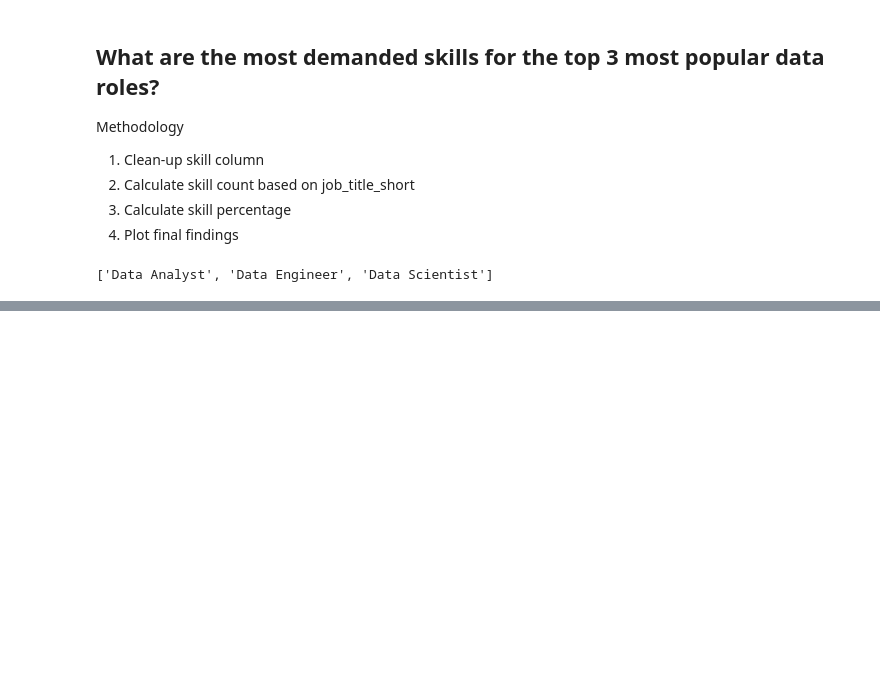
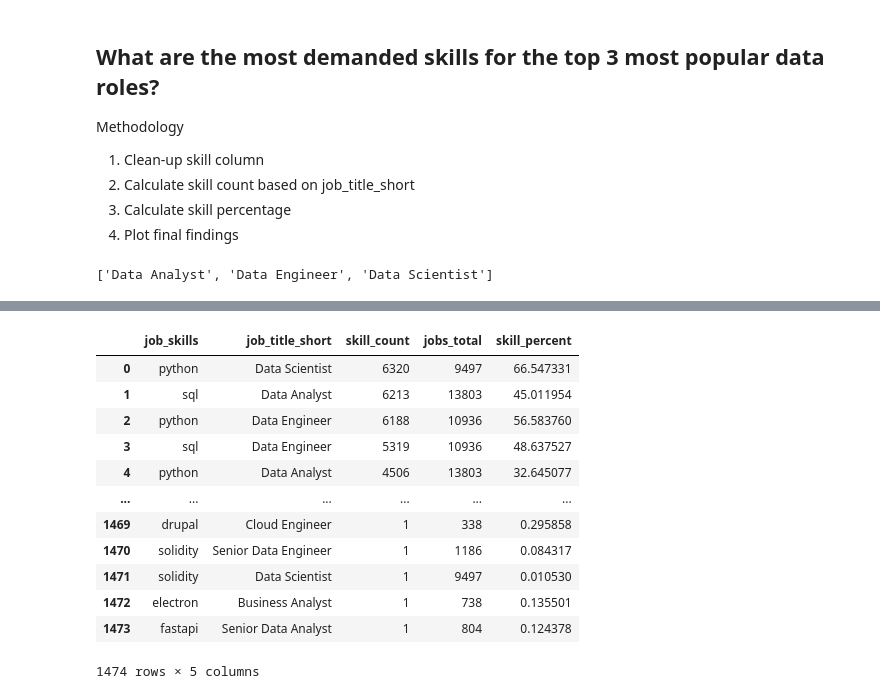
Before and after one commit to nikitha108/Project_Data, a Jupyter notebook: skills_demand.ipynb, the cells around one changed output, grey strips where cells are left out. Saved outputs shown, nothing was run; the diff lists cells and outputs as text; code cells hidden in the pictures; blank space fills up the shorter version.

```diff
--- a/skills_demand.ipynb
+++ b/skills_demand.ipynb
@@ -48,0 +79,16 @@ for i, job_title in enumerate(job_titles):
+# %%
+df_skills_percent
+# %% [output]
+|  | job_skills | job_title_short | skill_count | jobs_total | skill_percent |
+| 0 | python | Data Scientist | 6320 | 9497 | 66.547331 |
+| 1 | sql | Data Analyst | 6213 | 13803 | 45.011954 |
+| 2 | python | Data Engineer | 6188 | 10936 | 56.583760 |
+| 3 | sql | Data Engineer | 5319 | 10936 | 48.637527 |
+| 4 | python | Data Analyst | 4506 | 13803 | 32.645077 |
+| ... | ... | ... | ... | ... | ... |
+| 1469 | drupal | Cloud Engineer | 1 | 338 | 0.295858 |
+| 1470 | solidity | Senior Data Engineer | 1 | 1186 | 0.084317 |
+| 1471 | solidity | Data Scientist | 1 | 9497 | 0.010530 |
+| 1472 | electron | Business Analyst | 1 | 738 | 0.135501 |
+| 1473 | fastapi | Senior Data Analyst | 1 | 804 | 0.124378 |
+1474 rows × 5 columns
```
Also changed, not shown: parts of 7 cells of this notebook, 3 other files.
